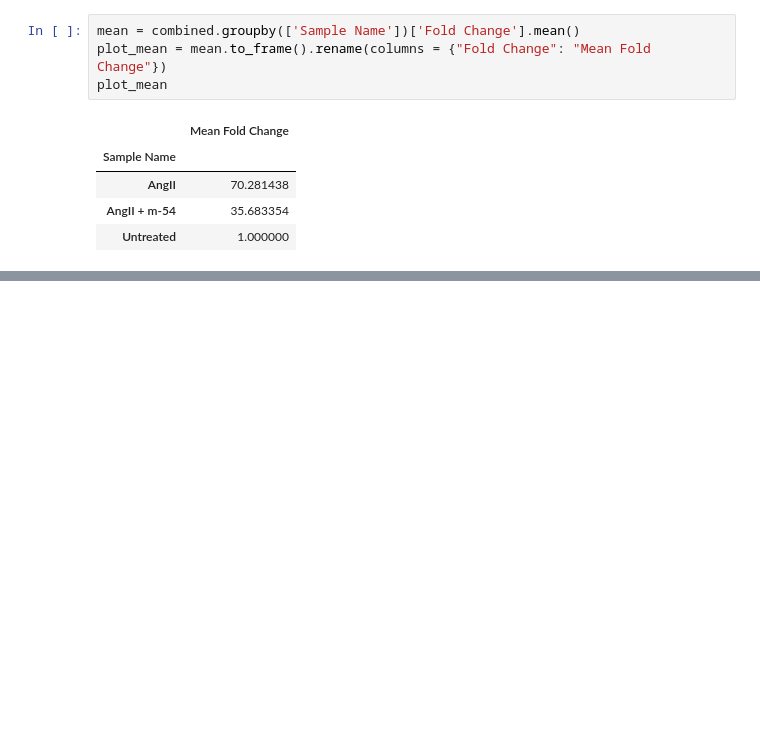
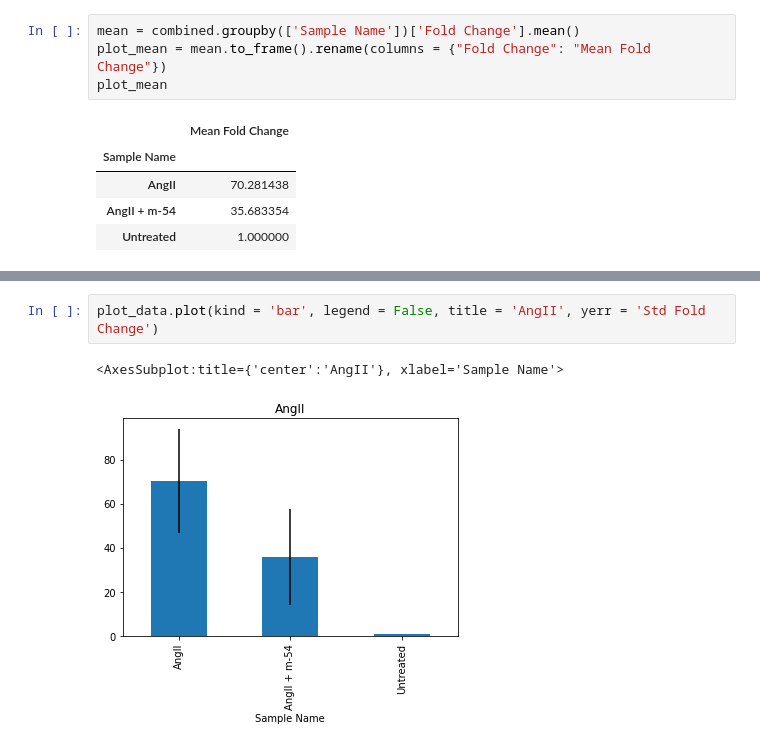
Before and after one commit to Sanas-m/molecule-54, a Jupyter notebook: AngII-stim/results/all-replicates.ipynb, the cells around one changed output, grey strips where cells are left out. Saved outputs shown, nothing was run; the diff lists cells and outputs as text; blank space fills up the shorter version.

```diff
--- a/AngII-stim/results/all-replicates.ipynb
+++ b/AngII-stim/results/all-replicates.ipynb
@@ -390,0 +381,5 @@ plot_data.plot(kind='bar', y = 'Mean Fold Change', legend = True, title = 'AngII
+# %%
+plot_data.plot(kind = 'bar', legend = False, title = 'AngII', yerr = 'Std Fold Change')
+# %% [output]
+<AxesSubplot:title={'center':'AngII'}, xlabel='Sample Name'>
+[figure, added]
```
Also changed, not shown: parts of 6 cells of this notebook, 6 other files.
